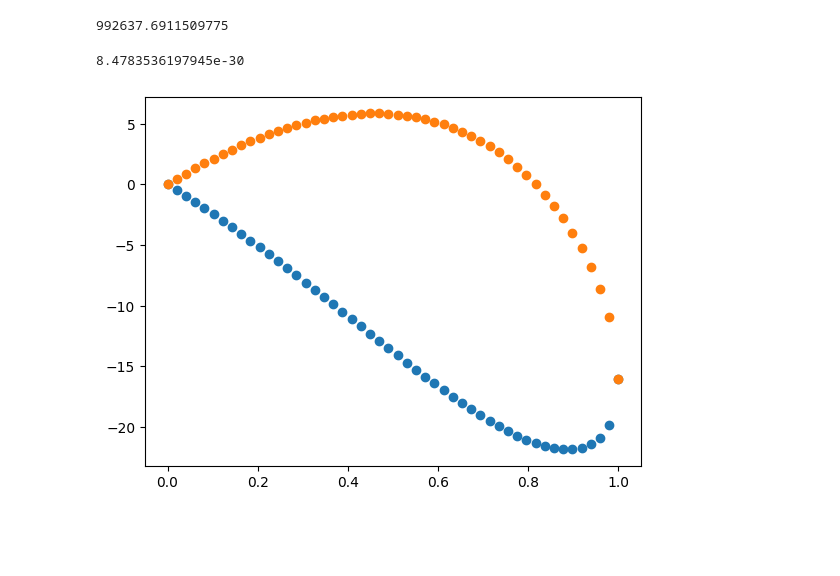
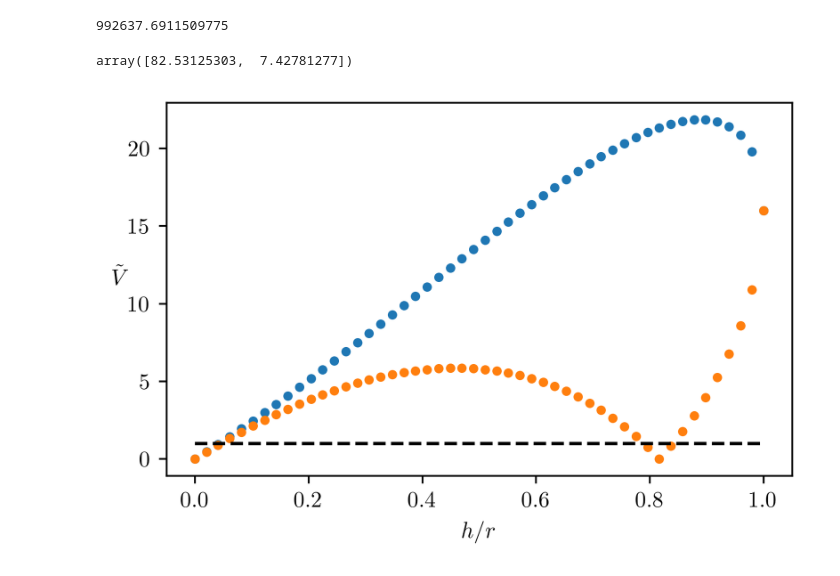
Before and after one commit to ChriGomm/master, a Jupyter notebook: numerics/interactions.ipynb, the cells around one changed output. Drawn from its saved outputs; the diff is of its cells as text; code cells hidden in the pictures; blank space fills up the shorter version.

```diff
--- a/numerics/interactions.ipynb
+++ b/numerics/interactions.ipynb
@@ -361,16 +573,27 @@ V/c.h
 # %% [output]
 992637.6911509775
 # %%
-c.e*a0
+m = 85.5*c.u
+r= np.array([3,10])/10**6
+c.hbar/m/r**2
 # %% [output]
-8.4783536197945e-30
+array([82.53125303,  7.42781277])
 # %%
 x = np.linspace(0,1)
 y1 = -16*(x**2+np.sqrt(2*(1-x**2))*x)
 y2 = -16*(x**2-np.sqrt(2*(1-x**2))*x)
-fig, ax = plt.subplots(1,1)
-ax.scatter(x,y1)
-ax.scatter(x,y2)
+
+setup = Setup_Fig(name_of_plot='lam2_anal_ml.png',fig_width=5,fig_height=3,xax_share=True,joined=True)
+
+wrapper = [[],[]]
+fig, ax = setup.return_fig((1,1))
+ax.set_xlabel(r"$h/r$")
+ax.set_ylabel(r"$\tilde{V}$",rotation=0)
+ax.scatter(x,np.abs(y1),label="-",s=10)
+ax.scatter(x,np.abs(y2),label="+",s=10)
+ax.hlines(1,x[0],x[-1],linestyle="dashed",color='0')
+# plt.savefig("/home/christian/Documents/master/protocol/pictures/"+"magnitude_derV_ifVzero.pdf")#free_evol_1spto10coupling
+
 plt.show()
 # %% [output]
-[figure, old version]
+[figure, new version]
```
Also changed, not shown: parts of 2 cells of this notebook, 9 other files.
